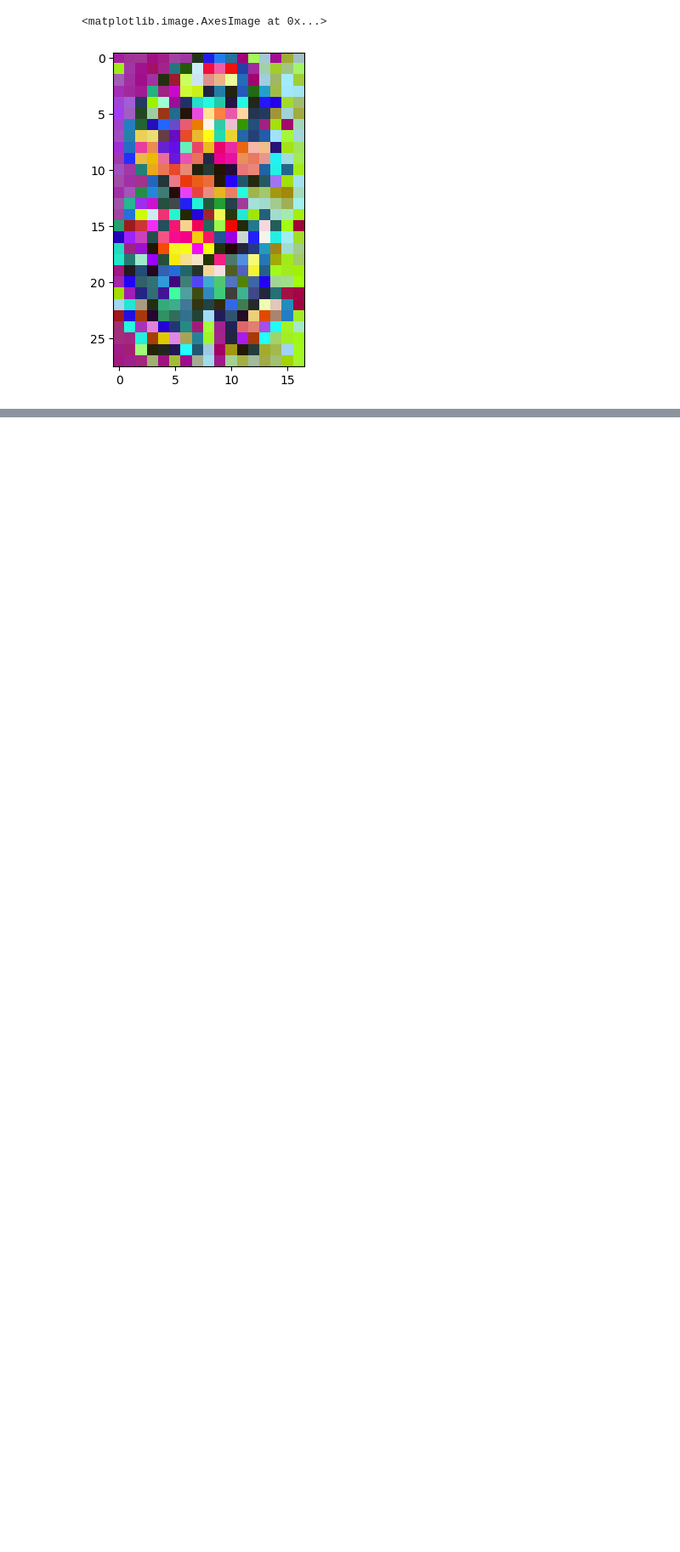
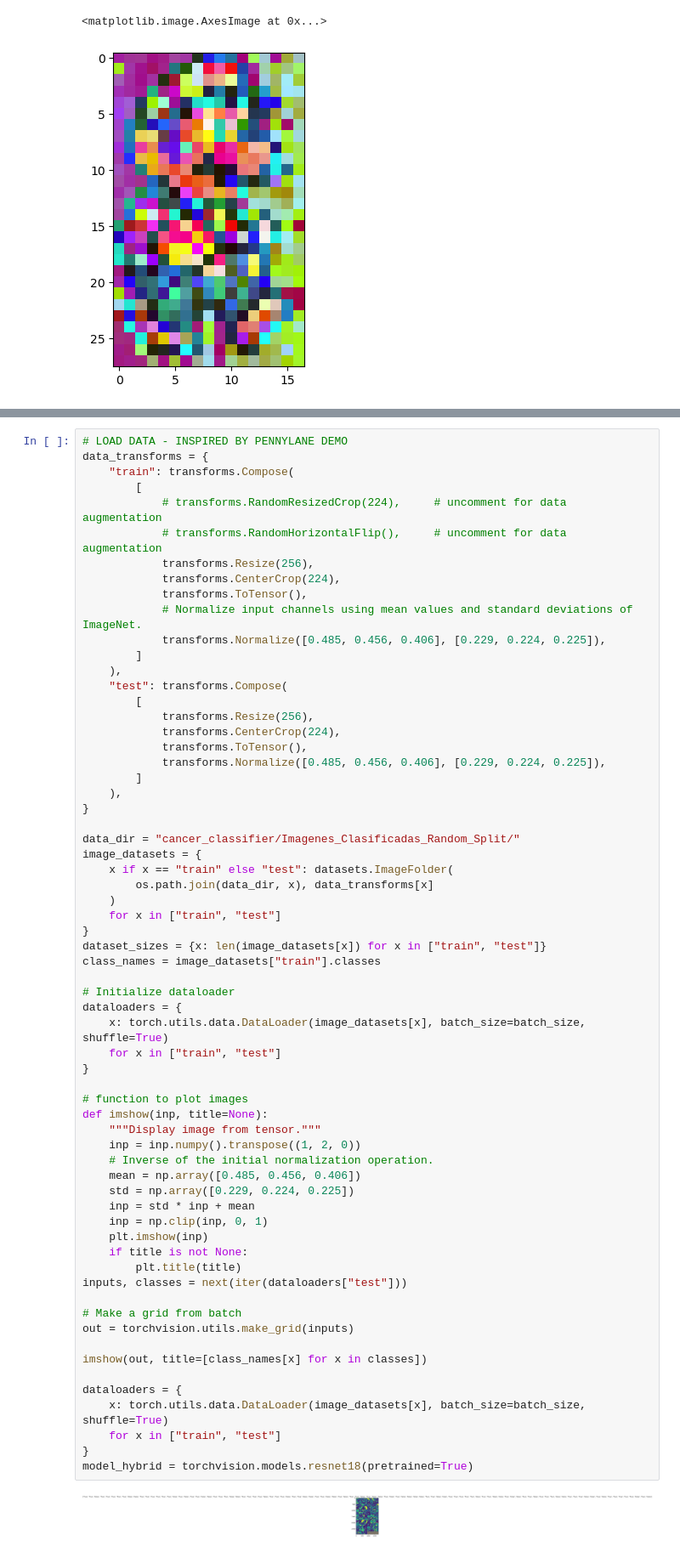
Before and after one commit to Qualition/Quantum-Image-Processing, a Jupyter notebook: QPIXL_clean.ipynb, the cells around one changed output, grey strips where cells are left out. Shown at 85% size. Cells and saved outputs as stored; diff of their text form; blank space fills up the shorter version.

```diff
--- a/QPIXL_clean.ipynb
+++ b/QPIXL_clean.ipynb
@@ -488,0 +531,66 @@ plt.imshow( Image.fromarray(np.array(rgb).astype(np.uint8), 'RGB'))
+# %%
+# LOAD DATA - INSPIRED BY PENNYLANE DEMO
+data_transforms = {
+    "train": transforms.Compose(
+        [
+            # transforms.RandomResizedCrop(224),     # uncomment for data augmentation
+            # transforms.RandomHorizontalFlip(),     # uncomment for data augmentation
+            transforms.Resize(256),
+            transforms.CenterCrop(224),
+            transforms.ToTensor(),
+            # Normalize input channels using mean values and standard deviations of ImageNet.
+            transforms.Normalize([0.485, 0.456, 0.406], [0.229, 0.224, 0.225]),
+        ]
+    ),
+    "test": transforms.Compose(
+        [
+            transforms.Resize(256),
+            transforms.CenterCrop(224),
+            transforms.ToTensor(),
+            transforms.Normalize([0.485, 0.456, 0.406], [0.229, 0.224, 0.225]),
+        ]
+    ),
+}
+
+data_dir = "cancer_classifier/Imagenes_Clasificadas_Random_Split/"
+image_datasets = {
+    x if x == "train" else "test": datasets.ImageFolder(
+        os.path.join(data_dir, x), data_transforms[x]
+    )
+    for x in ["train", "test"]
+}
+dataset_sizes = {x: len(image_datasets[x]) for x in ["train", "test"]}
+class_names = image_datasets["train"].classes
+
+# Initialize dataloader
+dataloaders = {
+    x: torch.utils.data.DataLoader(image_datasets[x], batch_size=batch_size, shuffle=True)
+    for x in ["train", "test"]
+}
+
+# function to plot images
+def imshow(inp, title=None):
+    """Display image from tensor."""
+    inp = inp.numpy().transpose((1, 2, 0))
+    # Inverse of the initial normalization operation.
+    mean = np.array([0.485, 0.456, 0.406])
+    std = np.array([0.229, 0.224, 0.225])
+    inp = std * inp + mean
+    inp = np.clip(inp, 0, 1)
+    plt.imshow(inp)
+    if title is not None:
+        plt.title(title)
+inputs, classes = next(iter(dataloaders["test"]))
+
+# Make a grid from batch
+out = torchvision.utils.make_grid(inputs)
+
+imshow(out, title=[class_names[x] for x in classes])
+
+dataloaders = {
+    x: torch.utils.data.DataLoader(image_datasets[x], batch_size=batch_size, shuffle=True)
+    for x in ["train", "test"]
+}
+model_hybrid = torchvision.models.resnet18(pretrained=True)
+# %% [output]
+[figure, added]
```
Also changed, not shown: parts of 10 cells of this notebook.
